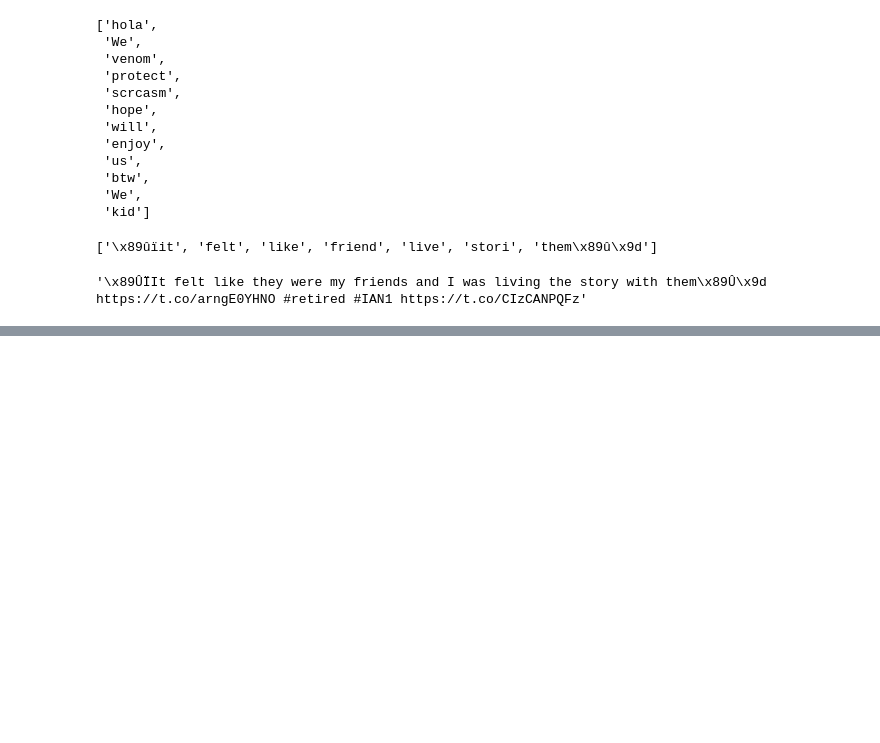
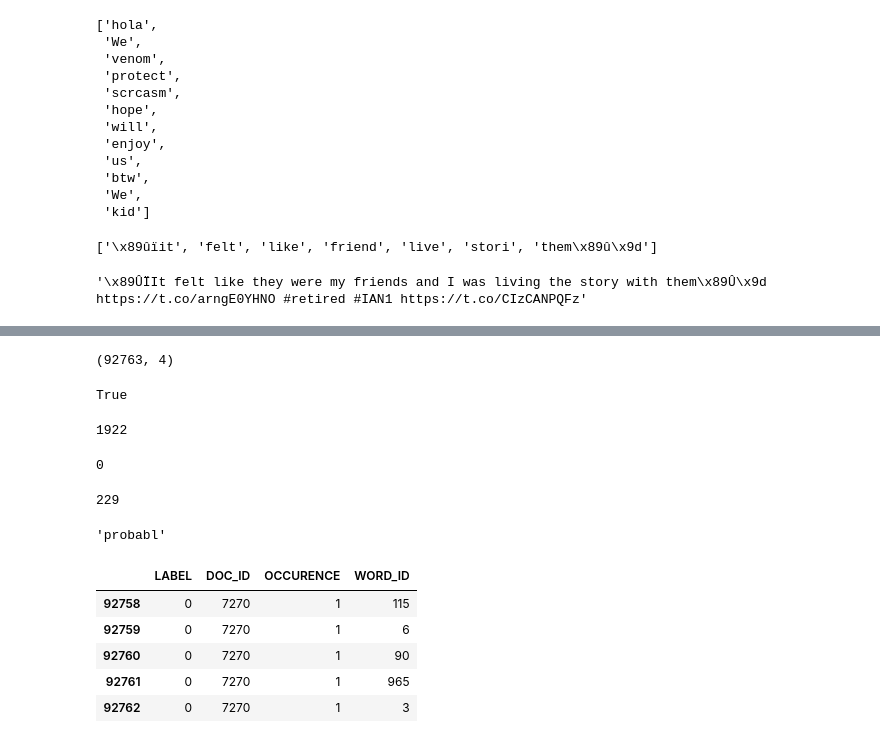
Before and after one commit to Hello49/Verzeo_Major_project, a Jupyter notebook: Assignment_one.ipynb, the cells around one changed output, grey strips where cells are left out. Drawn from its saved outputs; the diff is of its cells as text; code cells hidden in the pictures; blank space fills up the shorter version.

Commit message:
Successfully Created Sparse Matrix from Scretch

```diff
--- a/Assignment_one.ipynb
+++ b/Assignment_one.ipynb
@@ -450,0 +444,2 @@ female_words.count("love")
+# %%
+X_train, X_test, y_train, y_test = train_test_split(full_data, data.gender, test_size=0.30, random_state=42)
@@ -450,0 +467,4 @@ female_words.count("love")
+# %%
+#we can also use dict / array but Index of Pandas is easy to Manage
+word_index = pd.Index(vocab_dict.word)
+type(word_index[3])
@@ -450,0 +483,36 @@ female_words.count("love")
+# %%
+import sys
+
+def making_Sparse(data,indexes,labels):
+    '''
+    Let Me tell You Something Gaurav:
+
+    data : dataframe /Independent Variable/ containing all words i.e for this project X_test,X_train
+    labels :Dependent Variable /Answers i.e for this project Y_test, Y_train
+    indexes : Word Dict Indexes which contain words with index
+    '''
+    exit=10
+    tot_rows = data.shape[0]
+    tot_cols = data.shape[1]
+    temp_dict = []
+    word_set = set(indexes)
+    for row in range(tot_rows):
+        for col in range(tot_cols):
+            single_word = data.iat[row,col]
+
+            if single_word in word_set:
+                exit-=1
+                doc_id = data.index[row]
+                category = labels.at[doc_id]
+                word_id = indexes.get_loc(single_word)
+                item = {'LABEL': category, 'DOC_ID': doc_id,
+                       'OCCURENCE': 1, 'WORD_ID': word_id}
+
+                temp_dict.append(item)
+                #print(temp_dict)
+
+    #final_sparse_matrics =pd.DataFrame(temp_dict)
+    return pd.DataFrame(temp_dict)
+# %%
+%%time
+sparse_train_df = making_Sparse(X_train, word_index, y_train)
@@ -450,0 +522,33 @@ female_words.count("love")
+# %%
+sparse_train_df.shape
+# %% [output]
+(92763, 4)
+# %%
+X_train.iat[0,1] in word_index
+# %% [output]
+True
+# %%
+X_train.index[0]
+# %% [output]
+1922
+# %%
+y_train.at[X_train.index[0]]
+# %% [output]
+0
+# %%
+word_index.get_loc('probabl')
+# %% [output]
+229
+# %%
+X_train.iat[0,1]
+# %% [output]
+'probabl'
+# %%
+sparse_train_df.tail()
+# %% [output]
+|  | LABEL | DOC_ID | OCCURENCE | WORD_ID |
+| 92758 | 0 | 7270 | 1 | 115 |
+| 92759 | 0 | 7270 | 1 | 6 |
+| 92760 | 0 | 7270 | 1 | 90 |
+| 92761 | 0 | 7270 | 1 | 965 |
+| 92762 | 0 | 7270 | 1 | 3 |
```
Also changed, not shown: parts of 34 cells of this notebook, 1 other file.
